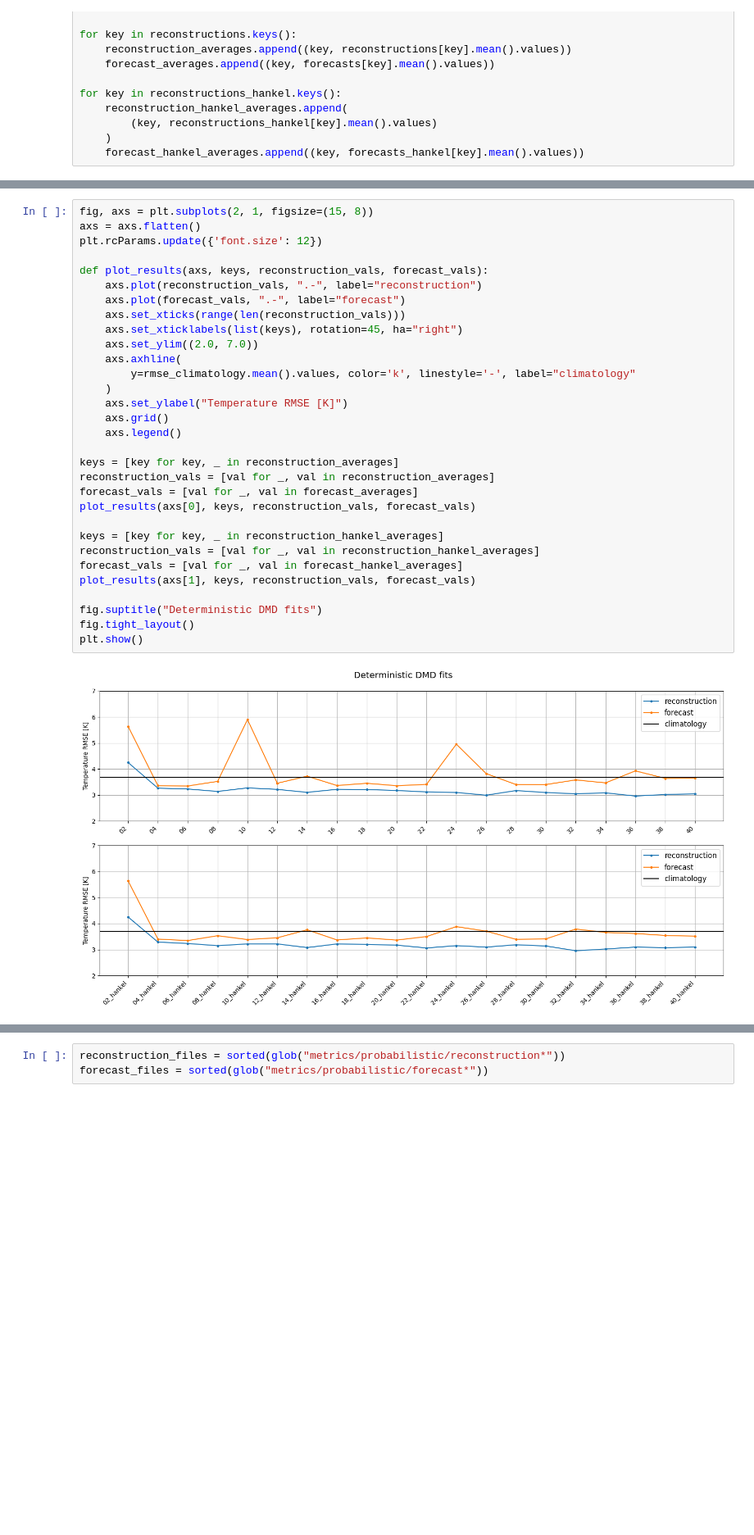
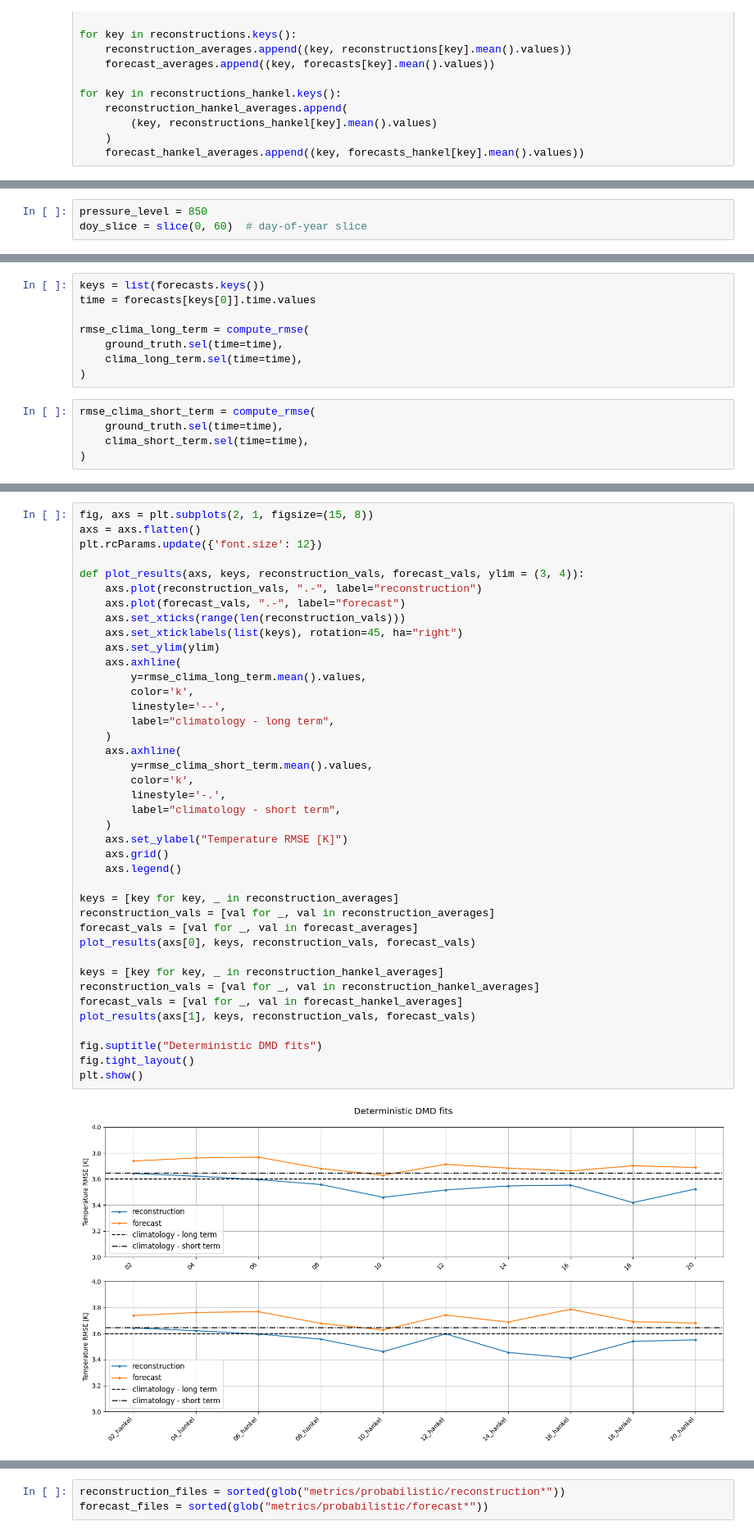
Before and after one commit to SVDROM/grid-search, a Jupyter notebook: evaluate.ipynb, the cells around one changed output, grey strips where cells are left out. Shown at 82% size. Drawn from its saved outputs; the diff is of its cells as text; blank space fills up the shorter version.

Commit message:
model evaluation for 10 years of T850, forecasting winter 2020

```diff
--- a/evaluate.ipynb
+++ b/evaluate.ipynb
@@ -52 +70,4 @@ for key in reconstructions_hankel.keys():
+# %%
+pressure_level = 850
+doy_slice = slice(0, 60)  # day-of-year slice
 # %%
@@ -67,0 +94,13 @@ client.close()
+# %%
+keys = list(forecasts.keys())
+time = forecasts[keys[0]].time.values
+
+rmse_clima_long_term = compute_rmse(
+    ground_truth.sel(time=time),
+    clima_long_term.sel(time=time),
+)
+# %%
+rmse_clima_short_term = compute_rmse(
+    ground_truth.sel(time=time),
+    clima_short_term.sel(time=time),
+)
@@ -68,33 +113,42 @@ client.close()
 # %%
 fig, axs = plt.subplots(2, 1, figsize=(15, 8))
 axs = axs.flatten()
 plt.rcParams.update({'font.size': 12})
 
-def plot_results(axs, keys, reconstruction_vals, forecast_vals):
+def plot_results(axs, keys, reconstruction_vals, forecast_vals, ylim = (3, 4)):
     axs.plot(reconstruction_vals, ".-", label="reconstruction")
     axs.plot(forecast_vals, ".-", label="forecast")
     axs.set_xticks(range(len(reconstruction_vals)))
     axs.set_xticklabels(list(keys), rotation=45, ha="right")
-    axs.set_ylim((2.0, 7.0))
+    axs.set_ylim(ylim)
     axs.axhline(
-        y=rmse_climatology.mean().values, color='k', linestyle='-', label="climatology"
+        y=rmse_clima_long_term.mean().values,
+        color='k',
+        linestyle='--',
+        label="climatology - long term",
+    )
+    axs.axhline(
+        y=rmse_clima_short_term.mean().values,
+        color='k',
+        linestyle='-.',
+        label="climatology - short term",
     )
     axs.set_ylabel("Temperature RMSE [K]")
     axs.grid()
     axs.legend()
 
 keys = [key for key, _ in reconstruction_averages]
 reconstruction_vals = [val for _, val in reconstruction_averages]
 forecast_vals = [val for _, val in forecast_averages]
 plot_results(axs[0], keys, reconstruction_vals, forecast_vals)
 
 keys = [key for key, _ in reconstruction_hankel_averages]
 reconstruction_vals = [val for _, val in reconstruction_hankel_averages]
 forecast_vals = [val for _, val in forecast_hankel_averages]
 plot_results(axs[1], keys, reconstruction_vals, forecast_vals)
 
 fig.suptitle("Deterministic DMD fits")
 fig.tight_layout()
 plt.show()
 # %% [output]
-[figure, old version]
+[figure, new version]
```
Also changed, not shown: parts of 19 cells of this notebook.
